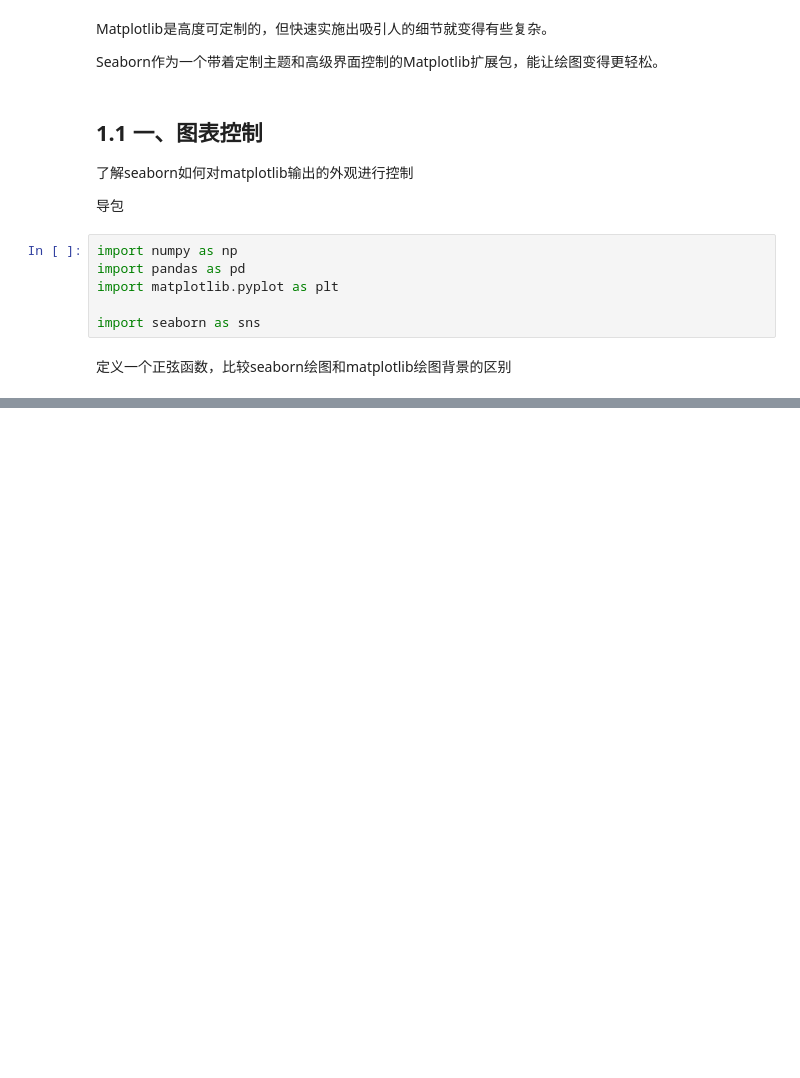
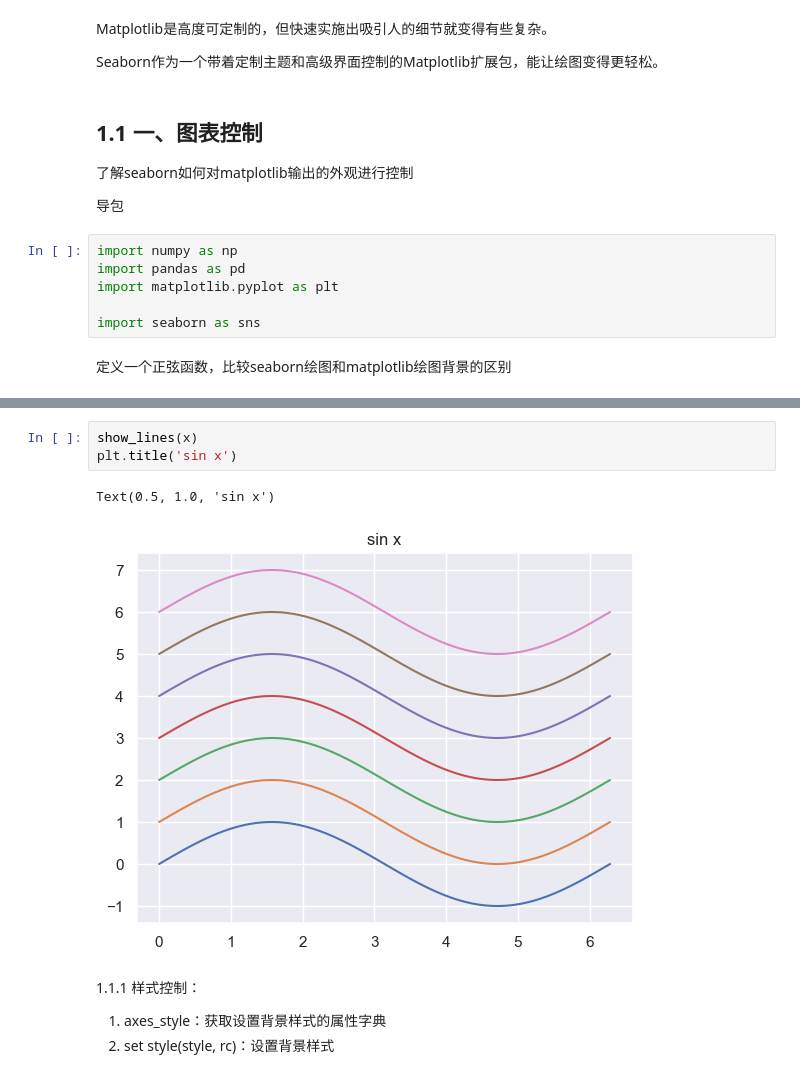
Before and after one commit to Leecoin49/StudyNote, a Jupyter notebook: LLM/AILLM_Luffy/1.Python/第22章Seaborn/1.Seaborn可视化基础.ipynb, the cells around one changed output, grey strips where cells are left out. Cells and saved outputs as stored; diff of their text form; blank space fills up the shorter version.

```diff
--- a/LLM/AILLM_Luffy/1.Python/第22章Seaborn/1.Seaborn可视化基础.ipynb
+++ b/LLM/AILLM_Luffy/1.Python/第22章Seaborn/1.Seaborn可视化基础.ipynb
@@ -27,0 +50,10 @@ plt.plot(x,y)
+# %%
+show_lines(x)
+plt.title('sin x')
+# %% [output]
+Text(0.5, 1.0, 'sin x')
+[figure, added]
+# %% [markdown]
+1.1.1 样式控制：
+1. axes_style：获取设置背景样式的属性字典
+2. set style(style, rc)：设置背景样式
```
Also changed, not shown: parts of 17 cells of this notebook, 2 other files.
